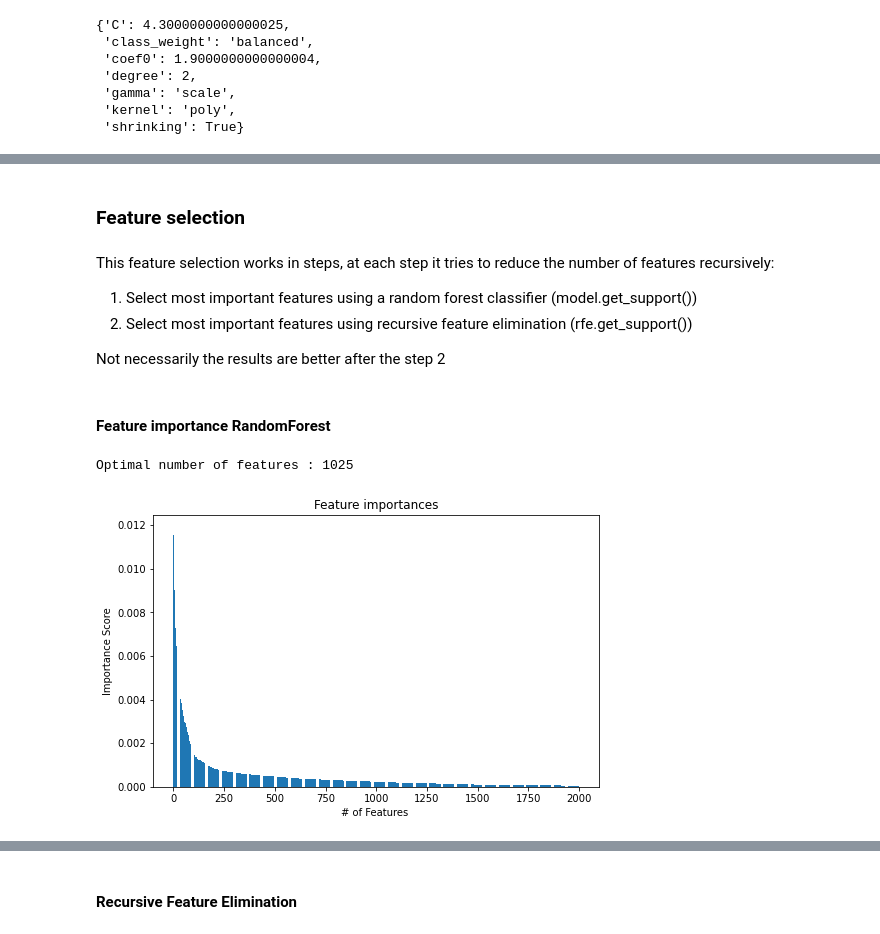
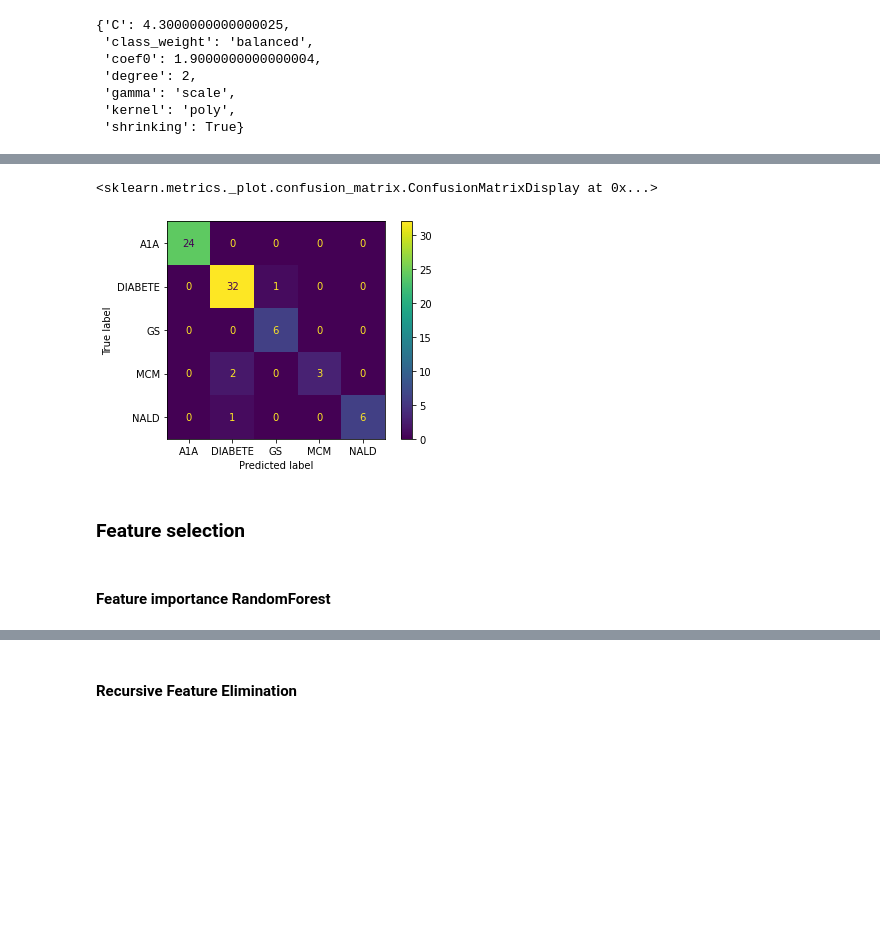
Before and after one commit to federicosilvestri/chl-project, a Jupyter notebook: src/notebooks/Classification.ipynb, the cells around one changed output, grey strips where cells are left out. Cells and saved outputs as stored; diff of their text form; code cells hidden in the pictures; blank space fills up the shorter version.

Commit message:
Add confusion matrix in Classification notebook

```diff
--- a/src/notebooks/Classification.ipynb
+++ b/src/notebooks/Classification.ipynb
@@ -197,31 +265,9 @@ weighted avg       0.99      0.99      0.99        75
+# %%
+ConfusionMatrixDisplay.from_estimator(clf, val_x, val_y)
+# %% [output]
+<sklearn.metrics._plot.confusion_matrix.ConfusionMatrixDisplay at 0x...>
+[figure, added]
 # %% [markdown]
 ### Feature selection
-# %% [markdown]
-This feature selection works in steps, at each step it tries to reduce the number of features recursively:
-   1. Select most important features using a random forest classifier (model.get_support())
-   2. Select most important features using recursive feature elimination (rfe.get_support())
-
-Not necessarily the results are better after the step 2
 # %% [markdown]
 #### Feature importance RandomForest
-# %%
-# Use RandomForestClassifier to select most important features
-
-rf_clf = RandomForestClassifier()
-rf_clf = rf_clf.fit(train_cv, target_cv)
-model = SelectFromModel(rf_clf, prefit=True)
-
-importances = rf_clf.feature_importances_
-indices = np.argsort(importances)[::-1]
-indices = indices[:2000]
-print('Optimal number of features :', model.get_support().sum())
-
-plt.figure(1, figsize=(8, 5))
-plt.title("Feature importances")
-plt.xlabel("# of Features ")
-plt.ylabel("Importance Score")
-plt.bar(range(2000), importances[indices])
-plt.show()
-# %% [output]
-Optimal number of features : 1025
-[figure, removed]
```
Also changed, not shown: parts of 81 cells of this notebook.
